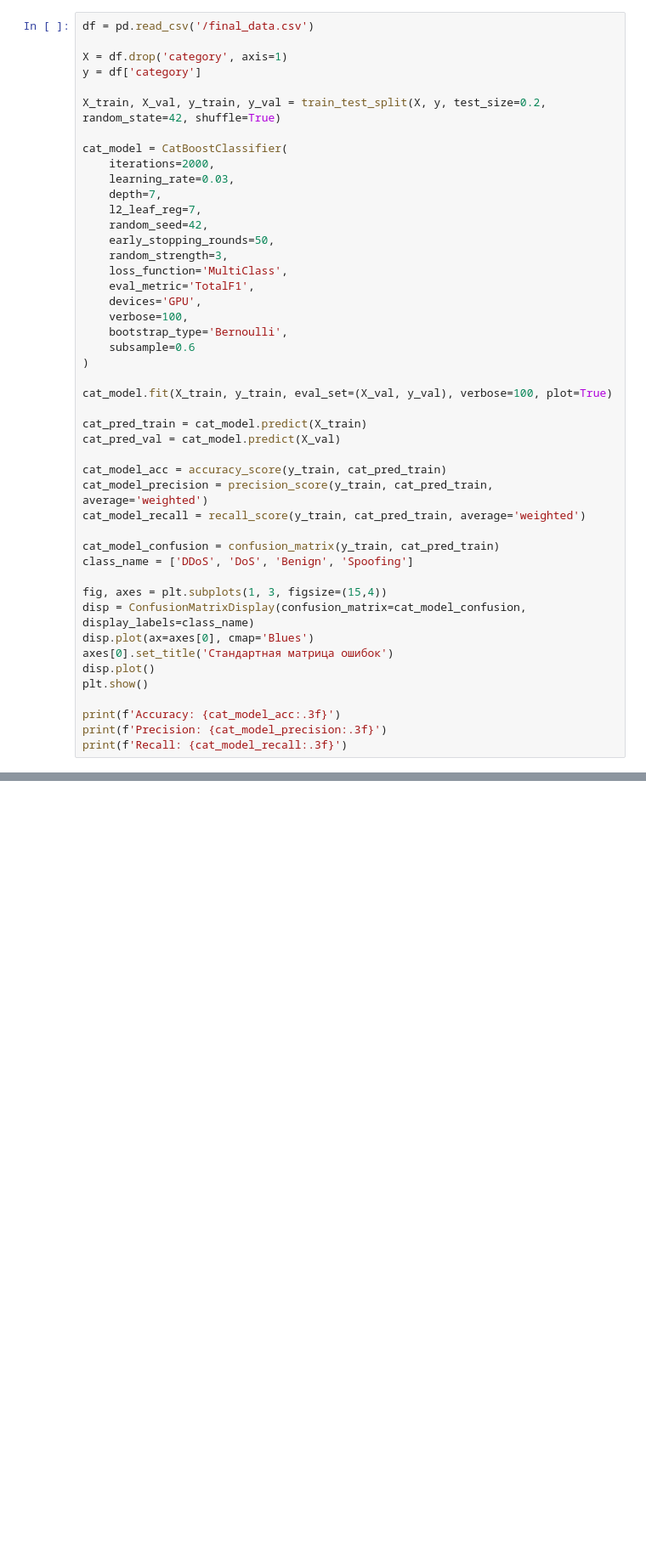
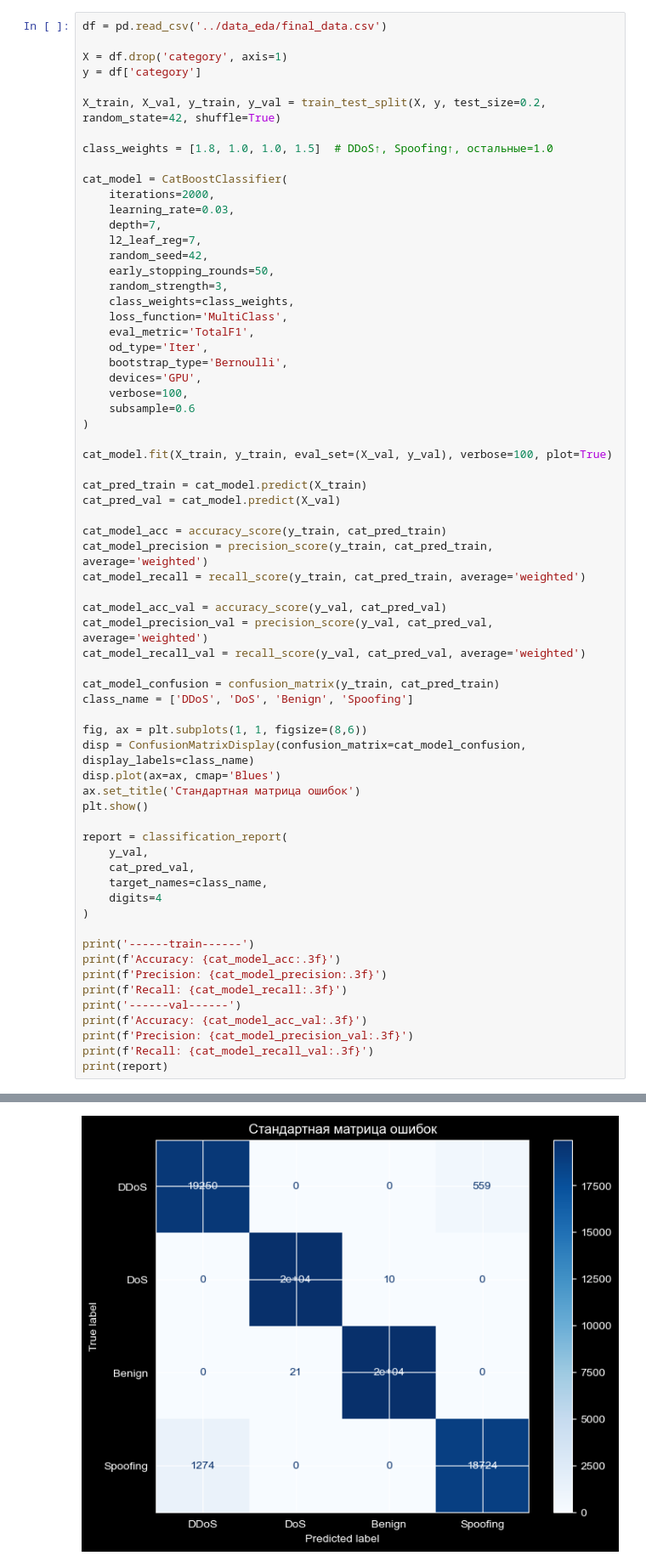
Before and after one commit to kantsiber/Lora, a Jupyter notebook: Model/model_test.ipynb, the cells around one changed output, grey strips where cells are left out. Shown at 85% size. Drawn from its saved outputs; the diff is of its cells as text; blank space fills up the shorter version.

```diff
--- a/Model/model_test.ipynb
+++ b/Model/model_test.ipynb
@@ -12,10 +18,12 @@ from sklearn.model_selection import train_test_split
 # %%
-df = pd.read_csv('/final_data.csv')
+df = pd.read_csv('../data_eda/final_data.csv')
 
 X = df.drop('category', axis=1)
 y = df['category']
 
 X_train, X_val, y_train, y_val = train_test_split(X, y, test_size=0.2, random_state=42, shuffle=True)
+
+class_weights = [1.8, 1.0, 1.0, 1.5]  # DDoS↑, Spoofing↑, остальные=1.0
 
 cat_model = CatBoostClassifier(
     iterations=2000,
@@ -25,11 +33,13 @@ cat_model = CatBoostClassifier(
     random_seed=42,
     early_stopping_rounds=50,
     random_strength=3,
+    class_weights=class_weights,
     loss_function='MultiClass',
     eval_metric='TotalF1',
+    od_type='Iter',
+    bootstrap_type='Bernoulli',
     devices='GPU',
     verbose=100,
-    bootstrap_type='Bernoulli',
     subsample=0.6
 )
 
@@ -42,16 +52,33 @@ cat_model_acc = accuracy_score(y_train, cat_pred_train)
 cat_model_precision = precision_score(y_train, cat_pred_train, average='weighted')
 cat_model_recall = recall_score(y_train, cat_pred_train, average='weighted')
 
+cat_model_acc_val = accuracy_score(y_val, cat_pred_val)
+cat_model_precision_val = precision_score(y_val, cat_pred_val, average='weighted')
+cat_model_recall_val = recall_score(y_val, cat_pred_val, average='weighted')
+
 cat_model_confusion = confusion_matrix(y_train, cat_pred_train)
 class_name = ['DDoS', 'DoS', 'Benign', 'Spoofing']
 
-fig, axes = plt.subplots(1, 3, figsize=(15,4))
+fig, ax = plt.subplots(1, 1, figsize=(8,6))
 disp = ConfusionMatrixDisplay(confusion_matrix=cat_model_confusion, display_labels=class_name)
-disp.plot(ax=axes[0], cmap='Blues')
-axes[0].set_title('Стандартная матрица ошибок')
-disp.plot()
+disp.plot(ax=ax, cmap='Blues')
+ax.set_title('Стандартная матрица ошибок')
 plt.show()
 
+report = classification_report(
+    y_val,
+    cat_pred_val,
+    target_names=class_name,
+    digits=4
+)
+
+print('------train------')
 print(f'Accuracy: {cat_model_acc:.3f}')
 print(f'Precision: {cat_model_precision:.3f}')
 print(f'Recall: {cat_model_recall:.3f}')
+print('------val------')
+print(f'Accuracy: {cat_model_acc_val:.3f}')
+print(f'Precision: {cat_model_precision_val:.3f}')
+print(f'Recall: {cat_model_recall_val:.3f}')
+print(report)
+# %% [output]
@@ -57,0 +103 @@ print(f'Recall: {cat_model_recall:.3f}')
+[figure, added]
```
Also changed, not shown: parts of 9 cells of this notebook, 1 other file.
